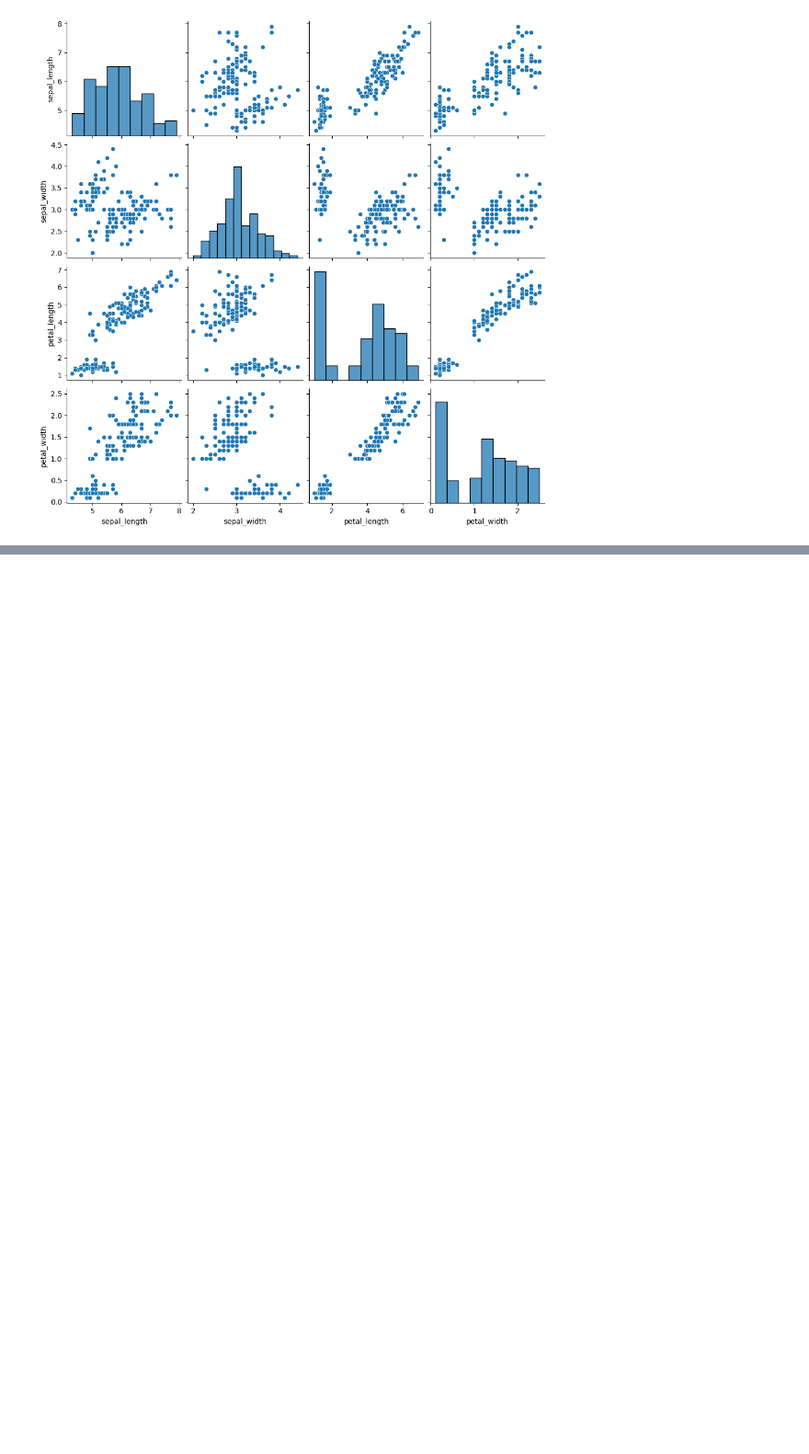
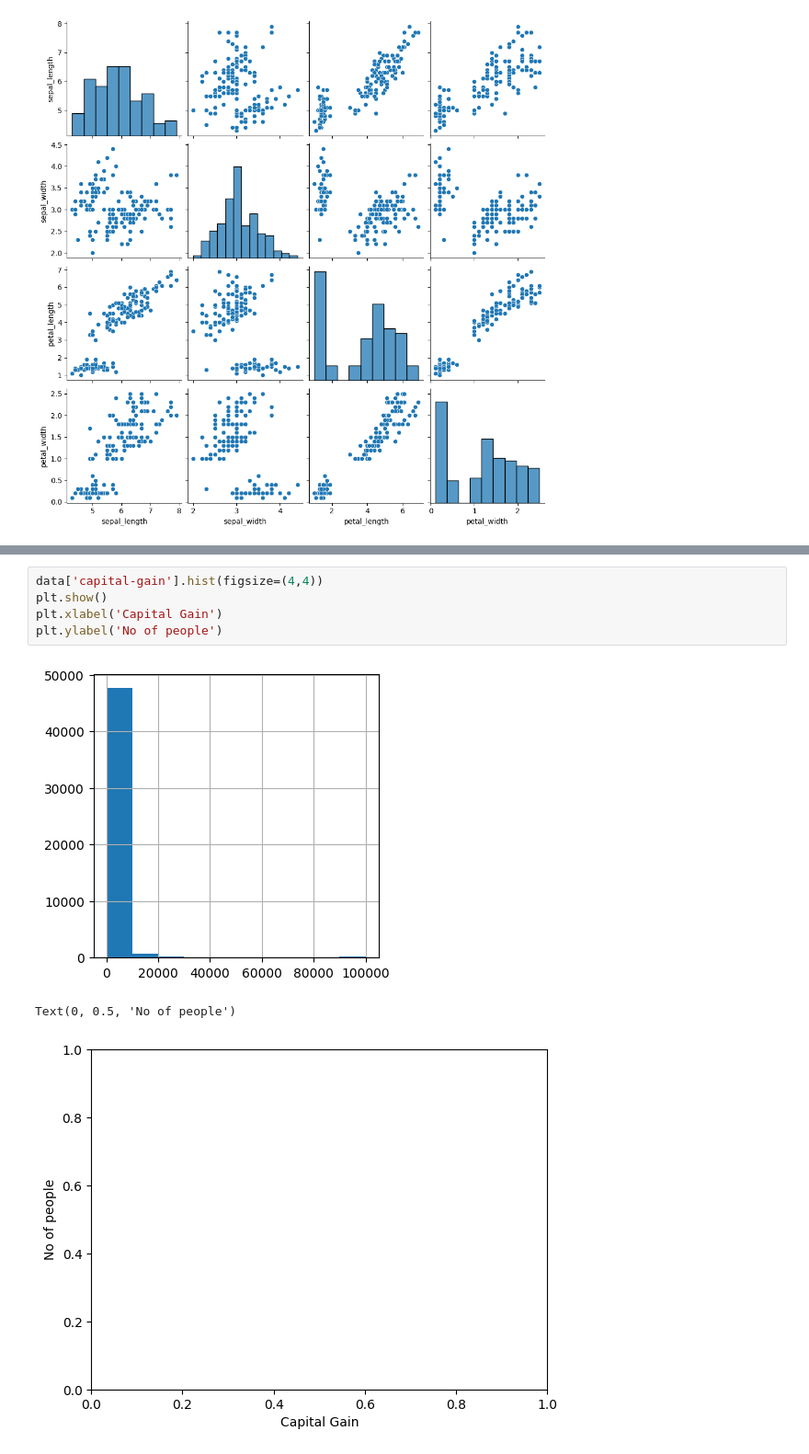
Before and after one commit to Gajendra9444/Data-Science, a Jupyter notebook: stat_data.ipynb, the cells around one changed output, grey strips where cells are left out. Shown at 92% size. Drawn from its saved outputs; the diff is of its cells as text; blank space fills up the shorter version.

```diff
--- a/stat_data.ipynb
+++ b/stat_data.ipynb
@@ -175,0 +387,9 @@ sns.pairplot(df)
+# %%
+data['capital-gain'].hist(figsize=(4,4))
+plt.show()
+plt.xlabel('Capital Gain')
+plt.ylabel('No of people')
+# %% [output]
+[figure, added]
+Text(0, 0.5, 'No of people')
+[figure, added]
```
Also changed, not shown: parts of 47 cells of this notebook, 2 other files.
